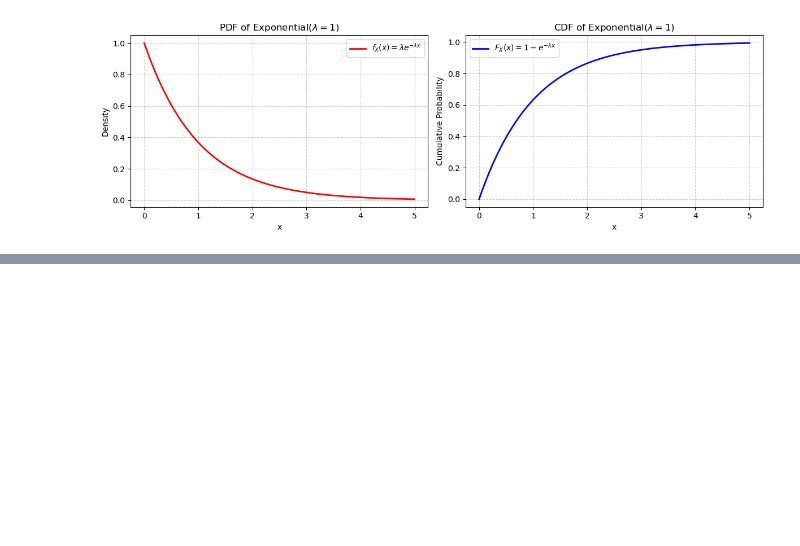
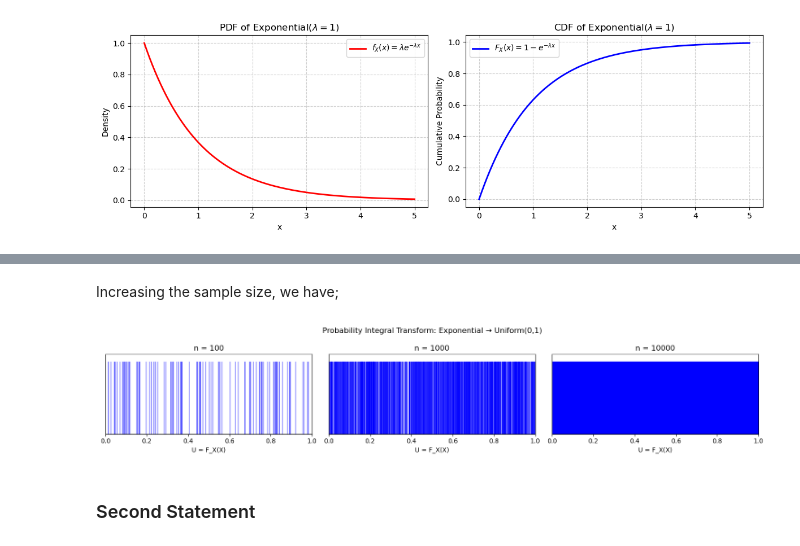
Before and after one commit to QueensleyC/stat5430project, a Jupyter notebook: notebooks/probability-integral-transform.ipynb, the cells around one changed output, grey strips where cells are left out. Cells and saved outputs as stored; diff of their text form; code cells hidden in the pictures; blank space fills up the shorter version.

Commit message:
Treat first statement of PIT

```diff
--- a/notebooks/probability-integral-transform.ipynb
+++ b/notebooks/probability-integral-transform.ipynb
@@ -121,0 +80,31 @@ plt.vlines(1 - np.exp(-lam * X_samples_exp),0,1);
+# %% [markdown]
+Increasing the sample size, we have;
+# %%
+# Parameters
+lam = 1.0
+sample_sizes = [100, 1000, 10000]
+
+fig, axes = plt.subplots(1, 3, figsize=(15, 3))
+
+for ax, n in zip(axes, sample_sizes):
+    # Sample from Exp(lam)
+    X_samples_exp = np.random.exponential(scale=1/lam, size=n)
+
+    # PIT: U = F_X(X) = 1 - e^{-lam * X}
+    F_x = 1 - np.exp(-lam * X_samples_exp)
+
+    # Plot vertical lines
+    ax.vlines(F_x, 0, 1, color="blue", alpha=0.6, lw=1)
+    ax.set_xlim(0, 1)
+    ax.set_ylim(0, 1.1)
+    ax.set_title(f"n = {n}")
+    ax.set_yticks([])
+    ax.set_xlabel("U = F_X(X)")
+
+plt.suptitle("Probability Integral Transform: Exponential → Uniform(0,1)")
+plt.tight_layout()
+plt.show()
+# %% [output]
+[figure, added]
+# %% [markdown]
+### Second Statement
```
Also changed, not shown: parts of 9 cells of this notebook, 2 other files.
